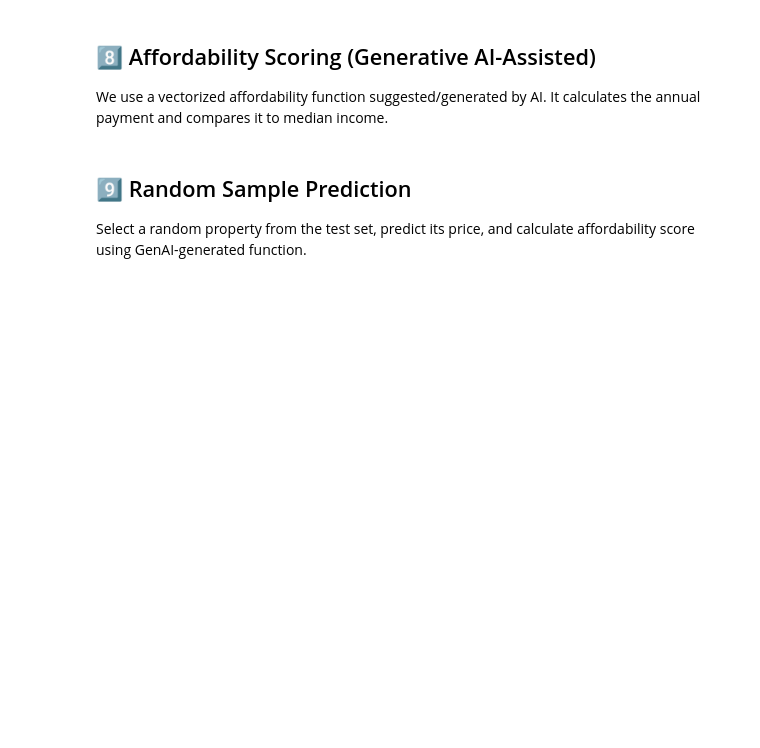
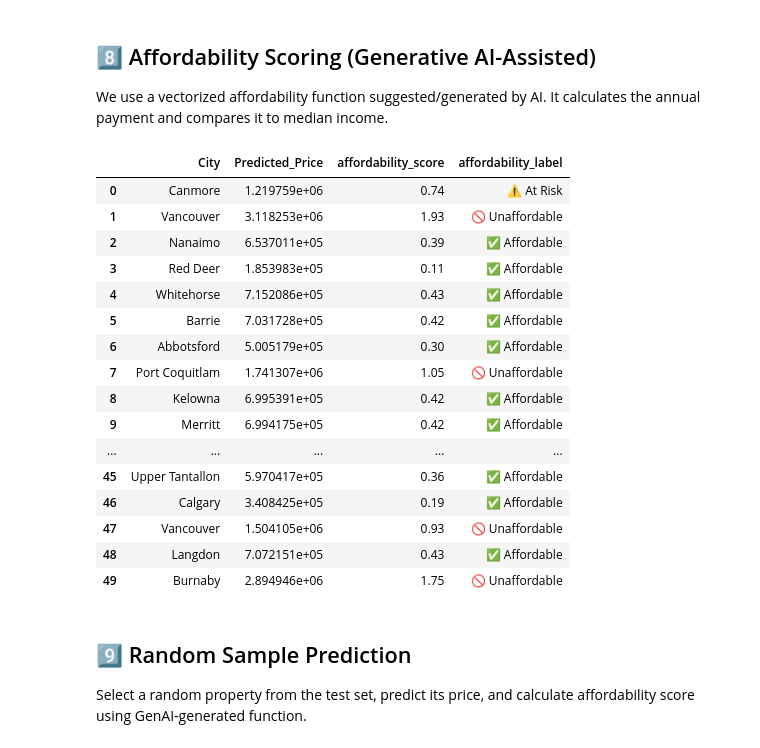
Before and after one commit to ErisLeksi/Housing-Affordability-A2, a Jupyter notebook: withGenAI.ipynb, the cells around one changed output. Cells and saved outputs as stored; diff of their text form; code cells hidden in the pictures; blank space fills up the shorter version.

```diff
--- a/withGenAI.ipynb
+++ b/withGenAI.ipynb
@@ -209,20 +209,63 @@ We use a vectorized affordability function suggested/generated by AI. It calcula
 # %%
 def calculate_affordability_fixed(pred_prices, cities, interest_rate=0.035, years=30):
     scores = []
     labels = []
     for price, city in zip(pred_prices, cities):
         income = median_income.get(city, 90000)
         annual_payment = (price * interest_rate) / (1 - (1 + interest_rate) ** (-years))
         score = annual_payment / income
-        if score < 0.3:
+        if score < 0.5:
             label = "✅ Affordable"
-        elif score < 0.5:
+        elif score < 0.8:
             label = "⚠️ At Risk"
         else:
             label = "🚫 Unaffordable"
         scores.append(round(score,2))
         labels.append(label)
     return scores, labels
+
+# ---- Validation Predictions & Affordability Labels (Random 50) ----
+
+# Make a copy of validation features
+val_df_copy = X_val.copy()
+
+# Reattach 'City' info from the original dataframe
+val_df_copy['City'] = housing_df.loc[X_val.index, 'City']
+
+# Predict prices for the validation set
+y_pred_val = best_model.predict(X_val)
+
+# Calculate affordability for each validation prediction
+scores, labels = calculate_affordability_fixed(y_pred_val, val_df_copy['City'])
+
+# Store predictions and affordability metrics
+val_df_copy['Predicted_Price'] = y_pred_val
+val_df_copy['affordability_score'] = scores
+val_df_copy['affordability_label'] = labels
+
+# Randomly sample 50 rows (without replacement)
+val_sample = val_df_copy.sample(50, random_state=None)
+
+# Display results
+val_sample[['City', 'Predicted_Price', 'affordability_score', 'affordability_label']].reset_index(drop=True)
+# %% [output]
+|  | City | Predicted_Price | affordability_score | affordability_label |
+| 0 | Canmore | 1.219759e+06 | 0.74 | ⚠️ At Risk |
+| 1 | Vancouver | 3.118253e+06 | 1.93 | 🚫 Unaffordable |
+| 2 | Nanaimo | 6.537011e+05 | 0.39 | ✅ Affordable |
+| 3 | Red Deer | 1.853983e+05 | 0.11 | ✅ Affordable |
+| 4 | Whitehorse | 7.152086e+05 | 0.43 | ✅ Affordable |
+| 5 | Barrie | 7.031728e+05 | 0.42 | ✅ Affordable |
+| 6 | Abbotsford | 5.005179e+05 | 0.30 | ✅ Affordable |
+| 7 | Port Coquitlam | 1.741307e+06 | 1.05 | 🚫 Unaffordable |
+| 8 | Kelowna | 6.995391e+05 | 0.42 | ✅ Affordable |
+| 9 | Merritt | 6.994175e+05 | 0.42 | ✅ Affordable |
+| ... | ... | ... | ... | ... |
+| 45 | Upper Tantallon | 5.970417e+05 | 0.36 | ✅ Affordable |
+| 46 | Calgary | 3.408425e+05 | 0.19 | ✅ Affordable |
+| 47 | Vancouver | 1.504105e+06 | 0.93 | 🚫 Unaffordable |
+| 48 | Langdon | 7.072151e+05 | 0.43 | ✅ Affordable |
+| 49 | Burnaby | 2.894946e+06 | 1.75 | 🚫 Unaffordable |
 # %% [markdown]
 ## 9️⃣ Random Sample Prediction
 
```
Also changed, not shown: parts of 4 cells of this notebook.
